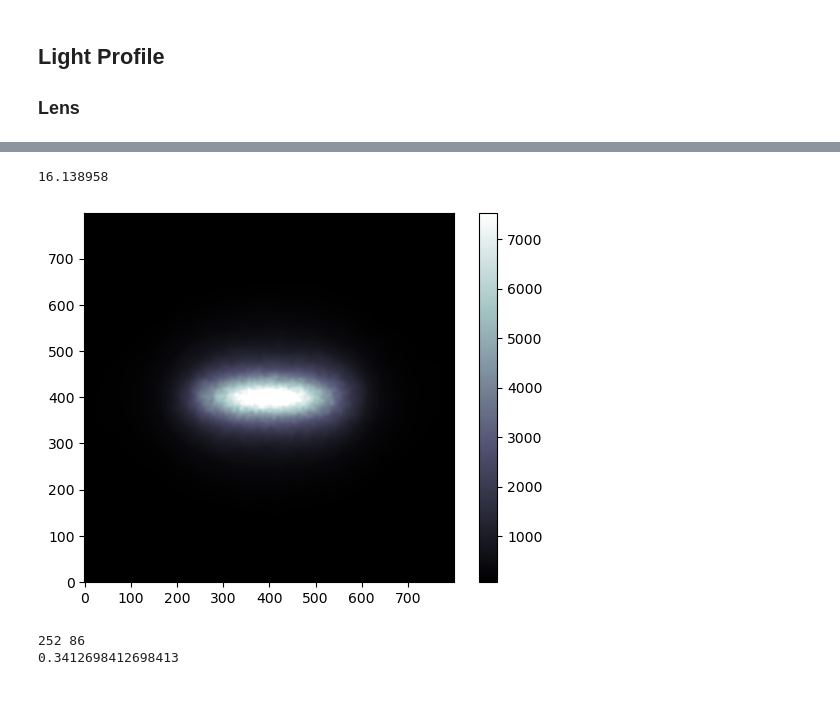
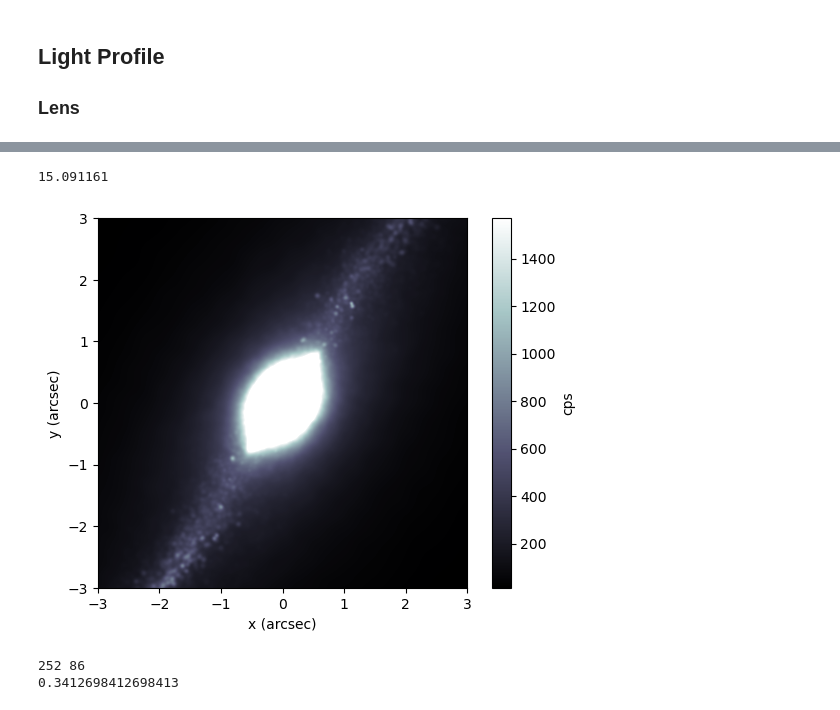
Before and after one commit to tylerjhughes/DarkLensAI, a Jupyter notebook: notebooks/main_lens_model.ipynb, the cells around one changed output, grey strips where cells are left out. Cells and saved outputs as stored; diff of their text form; code cells hidden in the pictures.

```diff
--- a/notebooks/main_lens_model.ipynb
+++ b/notebooks/main_lens_model.ipynb
@@ -189,8 +189,3 @@ The point was raised that if an ML model can overfit to a single simulation and
 ## Light Profile
 
 ### Lens
-# %%
-with h5py.File('../data/test_images/grid_subhalo_TNG50-1_90_3_LensLight_jwstf090w_faceon.hdf5', 'r') as f:
-    galaxy_image = f['grid'][:]
-
-plt.imshow(galaxy_image, origin='lower')
@@ -200,24 +192,29 @@ plt.imshow(galaxy_image, origin='lower')
 # %%
+with h5py.File('../data/test_images/grid_halo_TNG50-1_91_18_LensLight_jwstf070w.hdf5', 'r') as f:
+    galaxy_image = f['grid'][:]
+
 # Convert mag to flux
 mag_zero_point = 26
 
-mag = np.min(galaxy_image)
-print(mag)
+mag_lens = np.min(galaxy_image)
+print(mag_lens)
 
 galaxy_image = data_util.magnitude2cps(galaxy_image, mag_zero_point)
 
-vmax = np.percentile(galaxy_image, 99.5)
+vmax = np.percentile(galaxy_image, 96)
 
-plt.imshow(galaxy_image, origin='lower', cmap='bone', vmax=vmax)
-plt.colorbar()
+plt.imshow(galaxy_image, origin='lower', cmap='bone', vmax=vmax, extent=[-3, 3, -3, 3])
+plt.xlabel('x (arcsec)')
+plt.ylabel('y (arcsec)')
+plt.colorbar(label='cps')
 
 
 #kwargs
-kwargs_lens_light_custom = [{'image': galaxy_image, 'magnitude': 18, 'center_x': 0, 'center_y': 0, 'phi_G': 0, 'scale': 0.00375}
+kwargs_lens_light_custom = [{'image': galaxy_image, 'magnitude': 18, 'center_x': 0, 'center_y': 0, 'phi_G': 0, 'scale': 0.0075}
                     ]
 # %% [output]
-16.138958
+15.091161
-[figure, old version]
+[figure, new version]
 # %%
 major_axis_slice = galaxy_image[400,:]
 minor_axis_slice = galaxy_image[:,400]
```
Also changed, not shown: parts of 10 cells of this notebook, 13 other files.
